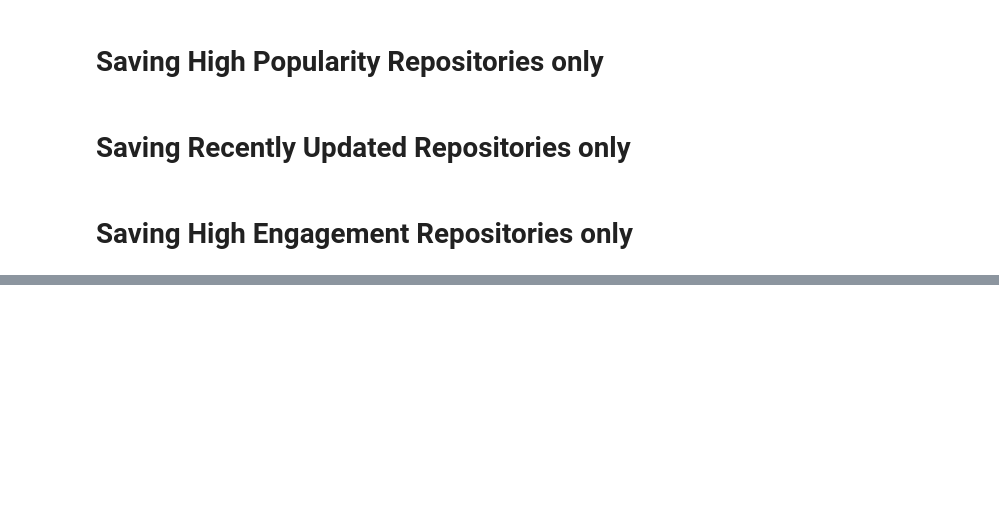
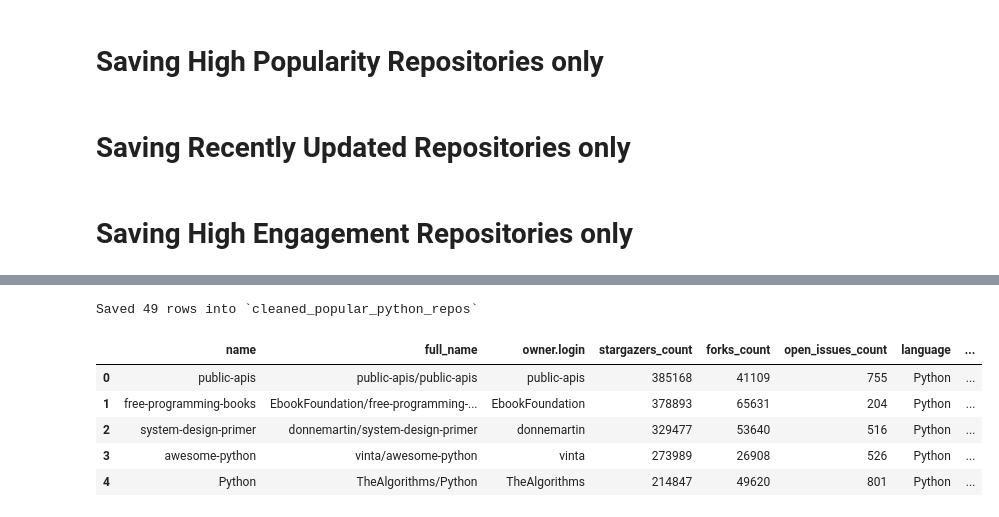
Before and after one commit to akberanwer1234/programming_and_analysis_ca2, a Jupyter notebook: experiments.ipynb, the cells around one changed output, grey strips where cells are left out. Cells and saved outputs as stored; diff of their text form; code cells hidden in the pictures; blank space fills up the shorter version.

Commit message:
added sql connection which was left from the prevous string

```diff
--- a/experiments.ipynb
+++ b/experiments.ipynb
@@ -343,0 +357,17 @@ efficient_repos.to_csv("github_high_engagement_repos.csv", index=False)
+# %%
+import pandas as pd
+from sqlalchemy import create_engine
+
+DB_HOST = "localhost"
+DB_PORT = 3306
+DB_NAME = "python_ca2"
+DB_USER = "root"
+DB_PASS = ""
+
+engine = create_engine(
+    f"mysql+pymysql://{DB_USER}:{DB_PASS}@{DB_HOST}:{DB_PORT}/{DB_NAME}",
+    pool_pre_ping=True
+)
+
+with engine.connect() as conn:
+    print("Connected to MySQL via XAMPP!")
@@ -343,0 +387,24 @@ efficient_repos.to_csv("github_high_engagement_repos.csv", index=False)
+# %%
+table_name = "cleaned_popular_python_repos"
+
+df.to_sql(
+    name=table_name,
+    con=engine,
+    if_exists="replace",
+    index=False,
+    chunksize=2000
+)
+
+print(f"Saved {len(df)} rows into `{table_name}`")
+# %% [output]
+Saved 49 rows into `cleaned_popular_python_repos`
+# %%
+df_from_db = pd.read_sql(f"SELECT * FROM {table_name} LIMIT 50", con=engine)
+df_from_db.head()
+# %% [output]
+|  | name | full_name | owner.login | stargazers_count | forks_count | open_issues_count | language | ... |
+| 0 | public-apis | public-apis/public-apis | public-apis | 385168 | 41109 | 755 | Python | ... |
+| 1 | free-programming-books | EbookFoundation/free-programming-... | EbookFoundation | 378893 | 65631 | 204 | Python | ... |
+| 2 | system-design-primer | donnemartin/system-design-primer | donnemartin | 329477 | 53640 | 516 | Python | ... |
+| 3 | awesome-python | vinta/awesome-python | vinta | 273989 | 26908 | 526 | Python | ... |
+| 4 | Python | TheAlgorithms/Python | TheAlgorithms | 214847 | 49620 | 801 | Python | ... |
```
Also changed, not shown: parts of 17 cells of this notebook, 6 other files.
